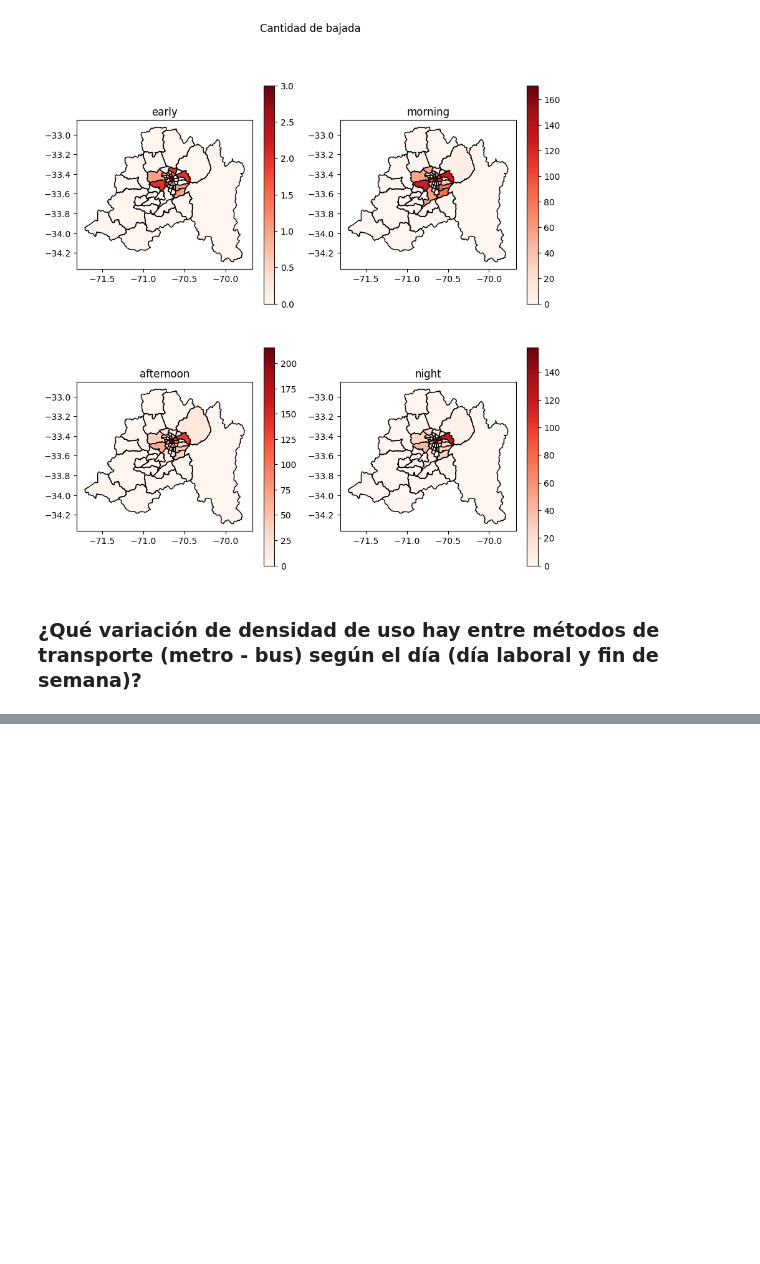
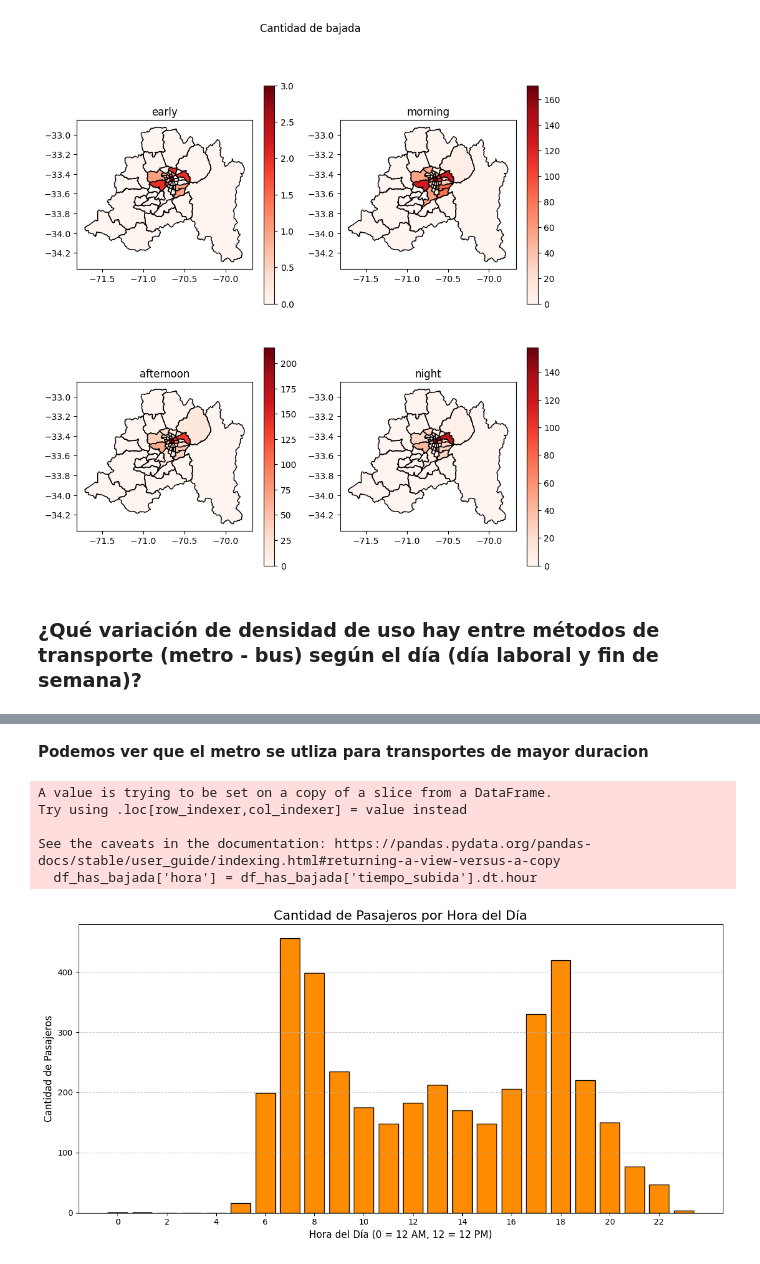
Before and after one commit to Cheng-0201/Proyecto-de-Ciencia-de-Dato, a Jupyter notebook: notebooks/001 con muetra.ipynb, the cells around one changed output, grey strips where cells are left out. Drawn from its saved outputs; the diff is of its cells as text; code cells hidden in the pictures; blank space fills up the shorter version.

```diff
--- a/notebooks/001 con muetra.ipynb
+++ b/notebooks/001 con muetra.ipynb
@@ -341,0 +370,36 @@ for i, time in enumerate(["early", "morning", "afternoon", "night"], 1):
+# %% [markdown]
+**Podemos ver que el metro se utliza para transportes de mayor duracion**
+# %%
+df_has_bajada['hora'] = df_has_bajada['tiempo_subida'].dt.hour
+
+pasajeros_por_hora = df_has_bajada.groupby('hora').size().reset_index(name='cantidad_pasajeros')
+
+# CODIGO SUGERIDO POR IA, PROMPT: "Como puedo asegurar que todas las 24 horas estén presentes"
+# Esto garantiza que el gráfico no tenga saltos si no hubo viajes a una hora específica.
+# Crea un índice de 0 a 23 y rellena las horas sin datos con 0.
+pasajeros_por_hora = pasajeros_por_hora.set_index('hora').reindex(range(24), fill_value=0).reset_index()
+# FIN CODIO IA
+
+plt.figure(figsize=(12, 6))
+plt.bar(
+    pasajeros_por_hora['hora'],
+    pasajeros_por_hora['cantidad_pasajeros'],
+    color='darkorange',
+    edgecolor='black'
+)
+
+plt.title('Cantidad de Pasajeros por Hora del Día', fontsize=16)
+plt.xlabel('Hora del Día (0 = 12 AM, 12 = 12 PM)', fontsize=12)
+plt.ylabel('Cantidad de Pasajeros', fontsize=12)
+
+plt.xticks(range(0, 24, 2))
+plt.grid(axis='y', linestyle='--', alpha=0.7)
+plt.tight_layout()
+plt.show()
+# %% [output]
+A value is trying to be set on a copy of a slice from a DataFrame.
+Try using .loc[row_indexer,col_indexer] = value instead
+
+See the caveats in the documentation: https://pandas.pydata.org/pandas-docs/stable/user_guide/indexing.html#returning-a-view-versus-a-copy
+  df_has_bajada['hora'] = df_has_bajada['tiempo_subida'].dt.hour
+[figure, added]
```
Also changed, not shown: parts of 4 cells of this notebook.
